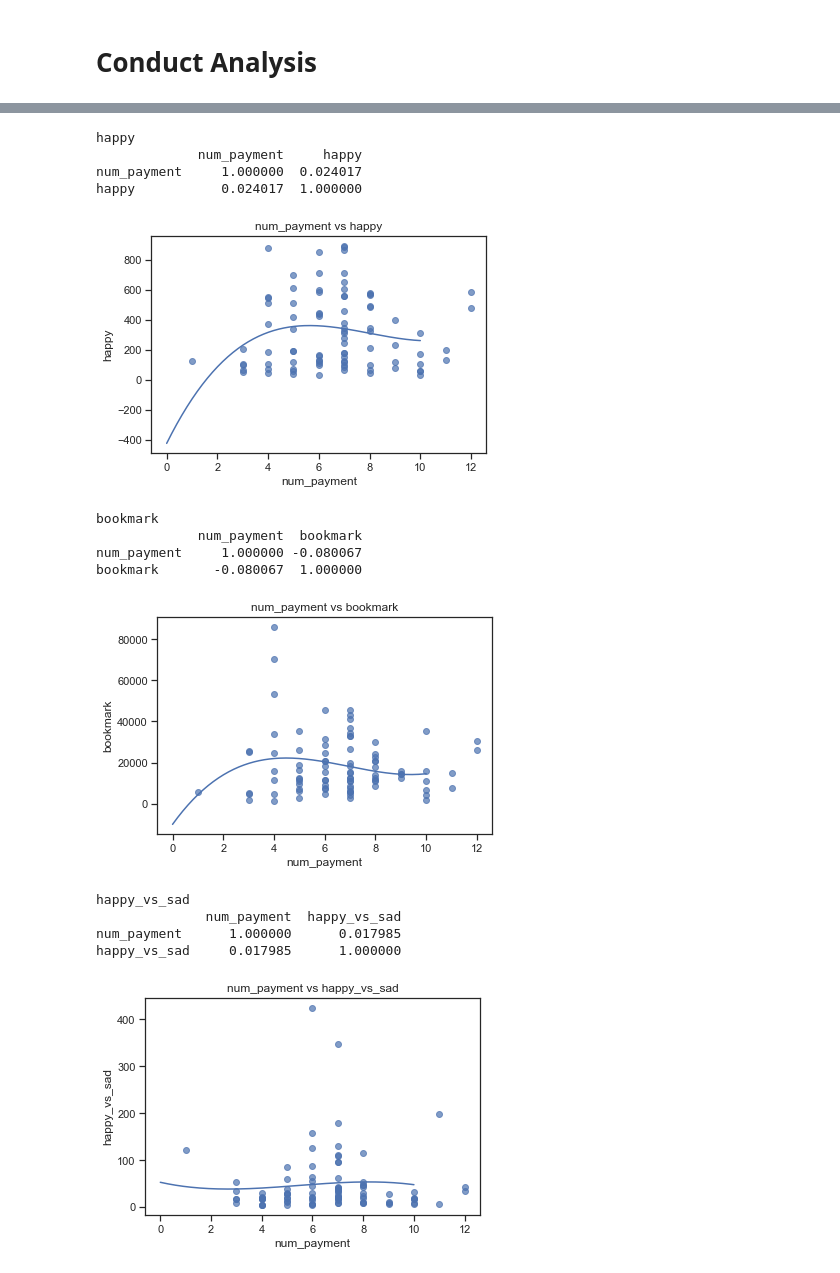
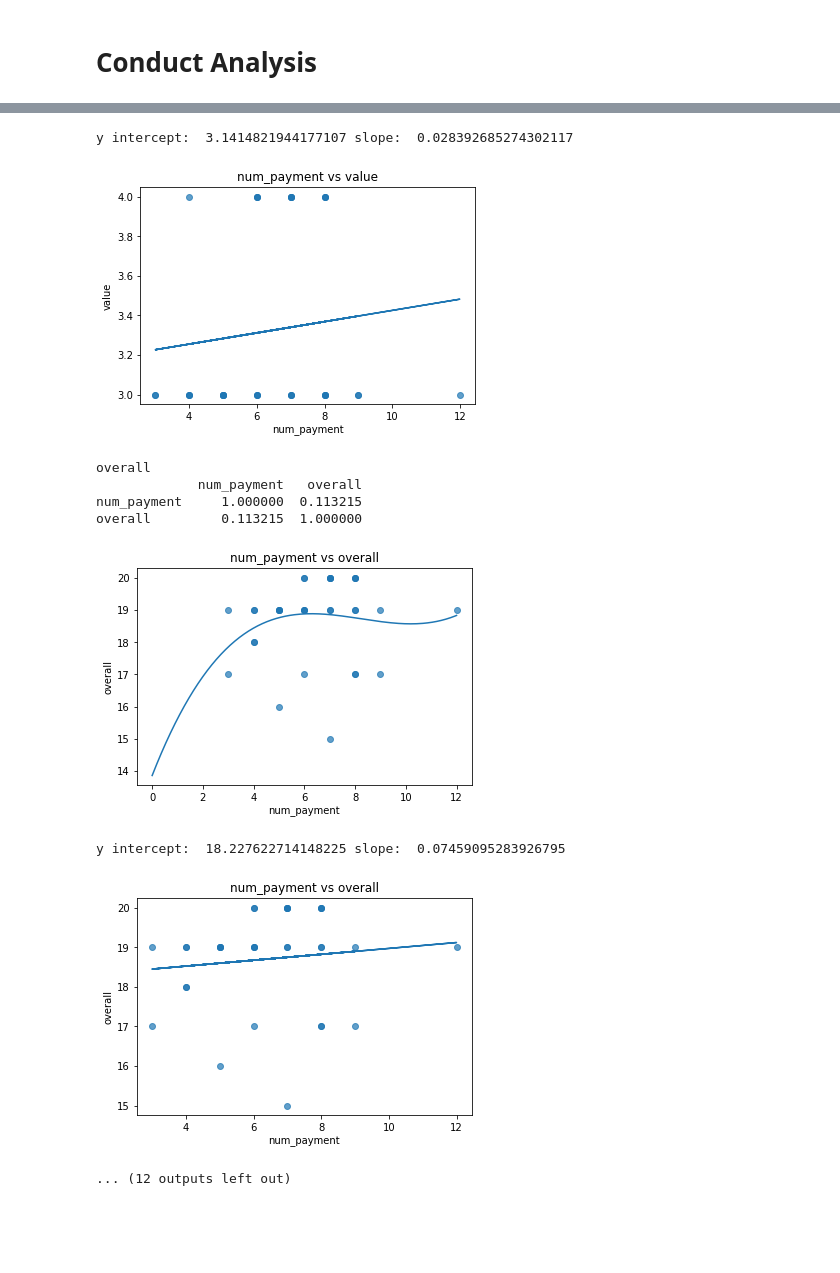
Before and after one commit to noodleconference/ISOM3400, a Jupyter notebook: Visualize_results_zoe.ipynb, the cells around one changed output, grey strips where cells are left out. Saved outputs shown, nothing was run; the diff lists cells and outputs as text; code cells hidden in the pictures; blank space fills up the shorter version.

Commit message:
payment method

```diff
--- a/Visualize_results_zoe.ipynb
+++ b/Visualize_results_zoe.ipynb
@@ -201,6 +205,6 @@ df.reset_index(inplace=True, drop = True)
 # %%
 df_HK=df[df['location']=='HK']
-df_HK.reset_index(inplace=True, drop = True)
+df.reset_index(inplace=True, drop = True)
 # %%
 df
 # %% [output]
@@ -367,13 +382,15 @@ sns.boxplot(x="price_int", y="overall",
 # %%
-df_pay=df
+df_pay=df_HK
 df_pay_200 = df_pay.groupby('price',as_index=True).get_group('$201-400')
 #df_pay_200.dropna(inplace=True)
 #df_pay_200.reset_index(inplace=True, drop = True)
-for i in ['service','value','overall','happy','bookmark','happy_vs_sad']:
+for i in ['service'
+          ,'value','overall','happy','bookmark','happy_vs_sad']:
     print(i)
     print(df_pay_200[["num_payment",i]].corr())
     title = 'num_payment vs '+i
-    scatter_graph_2(df_pay_200['num_payment'], df_pay_200[i], title,10)
+    scatter_graph_2(df_pay_200['num_payment'], df_pay_200[i], title,12)
+    scatter_graph(df_pay_200['num_payment'], df_pay_200[i], title)
     plt.show()
 # %% [output]
 service
@@ -394,18 +408,13 @@ overall         0.062516  1.000000
-happy
-             num_payment     happy
-num_payment     1.000000  0.024017
-happy           0.024017  1.000000
+y intercept:  3.1414821944177107 slope:  0.028392685274302117
-[figure, old version]
+[figure, new version]
-bookmark
-             num_payment  bookmark
-num_payment     1.000000 -0.080067
-bookmark       -0.080067  1.000000
+overall
+             num_payment   overall
+num_payment     1.000000  0.113215
+overall         0.113215  1.000000
-[figure, old version]
+[figure, new version]
-happy_vs_sad
-              num_payment  happy_vs_sad
-num_payment      1.000000      0.017985
-happy_vs_sad     0.017985      1.000000
+y intercept:  18.227622714148225 slope:  0.07459095283926795
-[figure, old version]
+[figure, new version]
+... (12 outputs left out)
 # %%
 
 for i in ['overall']:#,'service','value','happy','bookmark','happy_vs_sad']:
```
Also changed, not shown: parts of 14 cells of this notebook.
